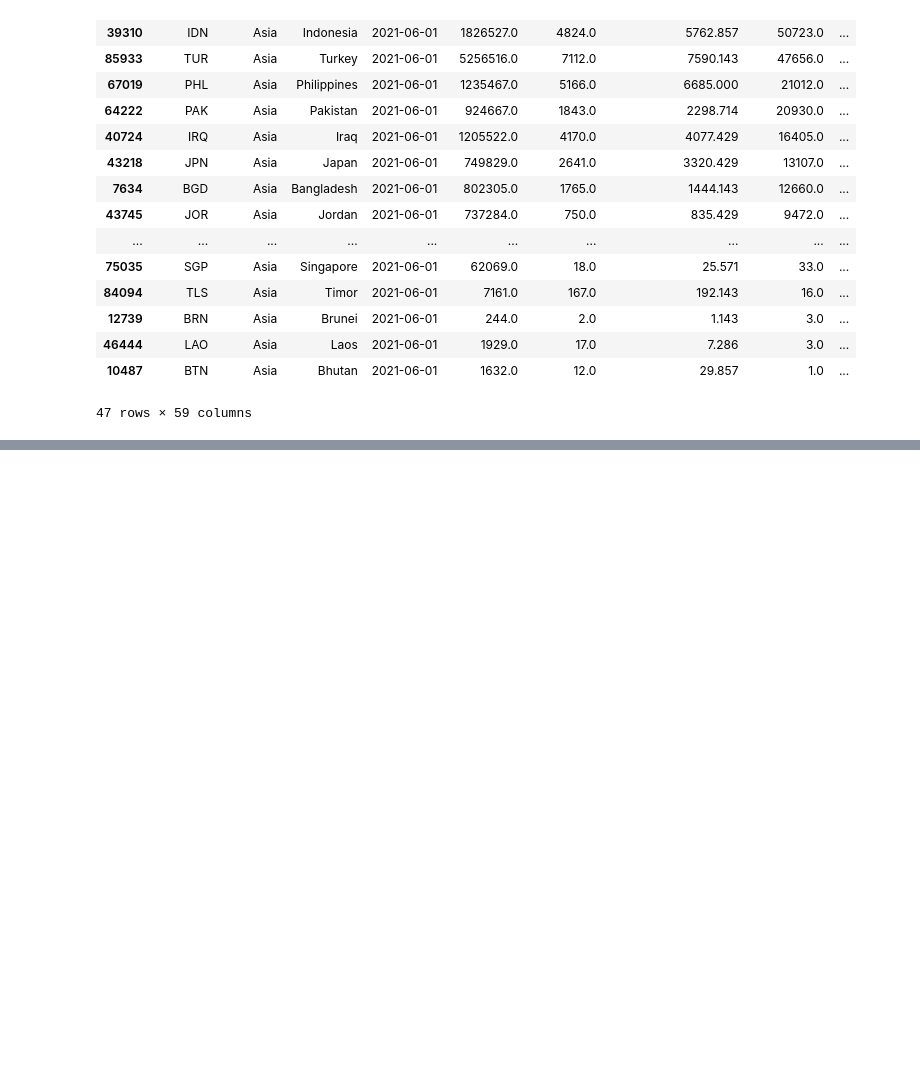
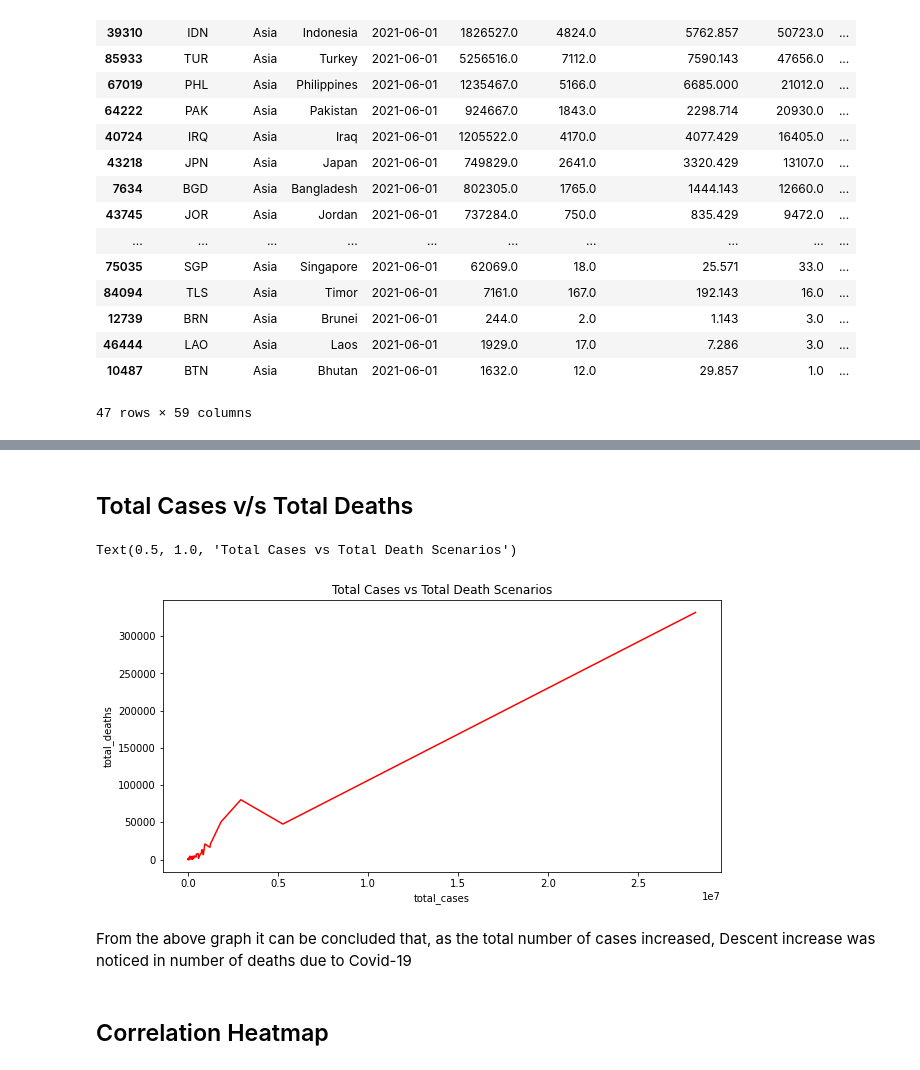
Before and after one commit to tiwari1302/GRIP-Internship, a Jupyter notebook: Task 8/timeline_analysis_covid-19.ipynb, the cells around one changed output, grey strips where cells are left out. Drawn from its saved outputs; the diff is of its cells as text; code cells hidden in the pictures; blank space fills up the shorter version.

```diff
--- a/Task 8/timeline_analysis_covid-19.ipynb
+++ b/Task 8/timeline_analysis_covid-19.ipynb
@@ -232,0 +274,13 @@ if save_files:
+# %% [markdown]
+##  Total Cases v/s Total Deaths
+# %%
+plt.figure(figsize=(10,5))
+sns.lineplot(x='total_cases',y='total_deaths',data=asia_data,color="red")
+plt.title("Total Cases vs Total Death Scenarios")
+# %% [output]
+Text(0.5, 1.0, 'Total Cases vs Total Death Scenarios')
+[figure, added]
+# %% [markdown]
+From the above graph it can be concluded that, as the total number of cases increased, Descent increase was noticed in number of deaths due to Covid-19
+# %% [markdown]
+## Correlation Heatmap
```
Also changed, not shown: parts of 20 cells of this notebook.
